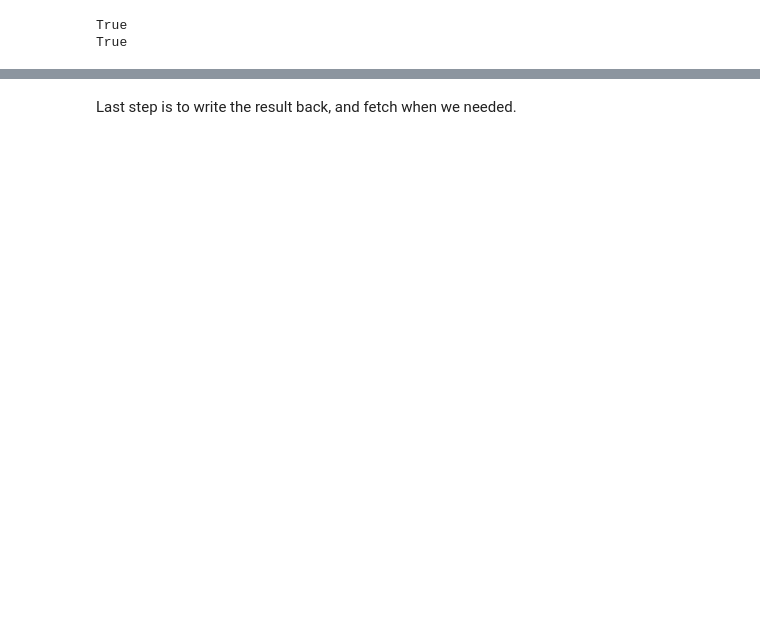
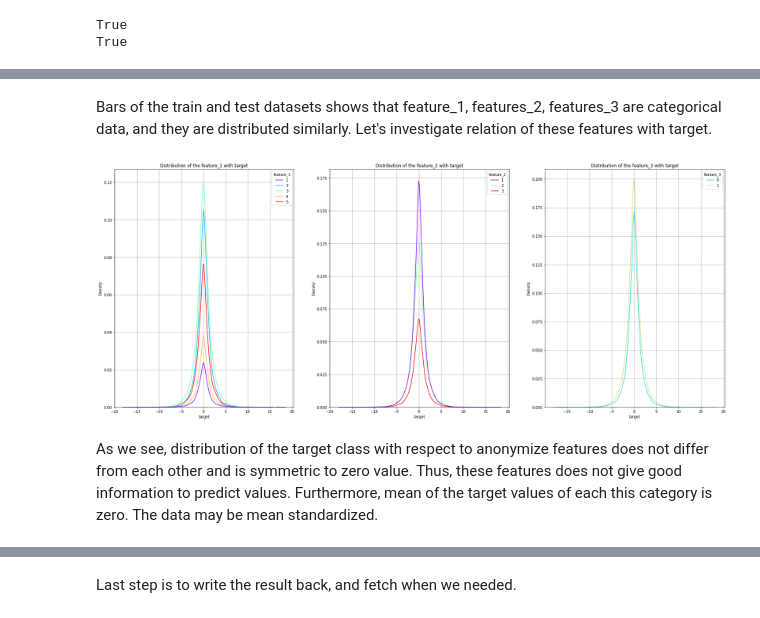
Before and after one commit to thinkinbig/lama, a Jupyter notebook: lama/preprocessing/DataPreperation.ipynb, the cells around one changed output, grey strips where cells are left out. Cells and saved outputs as stored; diff of their text form; code cells hidden in the pictures; blank space fills up the shorter version.

```diff
--- a/lama/preprocessing/DataPreperation.ipynb
+++ b/lama/preprocessing/DataPreperation.ipynb
@@ -139,0 +265,2 @@ for feature in features:
+# %% [markdown]
+Bars of the train and test datasets shows that feature_1, features_2, features_3 are categorical data, and they are distributed similarly. Let's investigate relation of these features with target.
@@ -139,0 +269,25 @@ for feature in features:
+# %%
+def plot_density_with_target(dataset : pd.DataFrame, feature_names, target:str):
+    """
+    Args:
+        dataset (pd.DataFrame): list of datasets to show density plot with target
+        feature_names (list(str): name of the features which are plotted of the dataset
+        target (str) : target class of the dataset
+
+    """
+    n_features = len(feature_names)
+    plt.figure(figsize=(30,12))
+    plot_place = 131;
+    for i in range(n_features):
+        plt.subplot(plot_place)
+        sns.kdeplot(x = target, data= dataset, hue = feature_names[i], palette='rainbow')
+        plt.title(f'Distribution of the {feature_names[i]} with target')
+        plt.grid()
+        plot_place += 1
+    plt.show()
+
+plot_density_with_target(df_train_copy, features, 'target')
+# %% [output]
+[figure, added]
+# %% [markdown]
+As we see, distribution of the target class with respect to anonymize features does not differ from each other and is symmetric to zero value. Thus, these features does not give good information to predict values. Furthermore, mean of the target values of each this category is zero. The data may be mean standardized.
```
Also changed, not shown: parts of 119 cells of this notebook, 1 other file.
